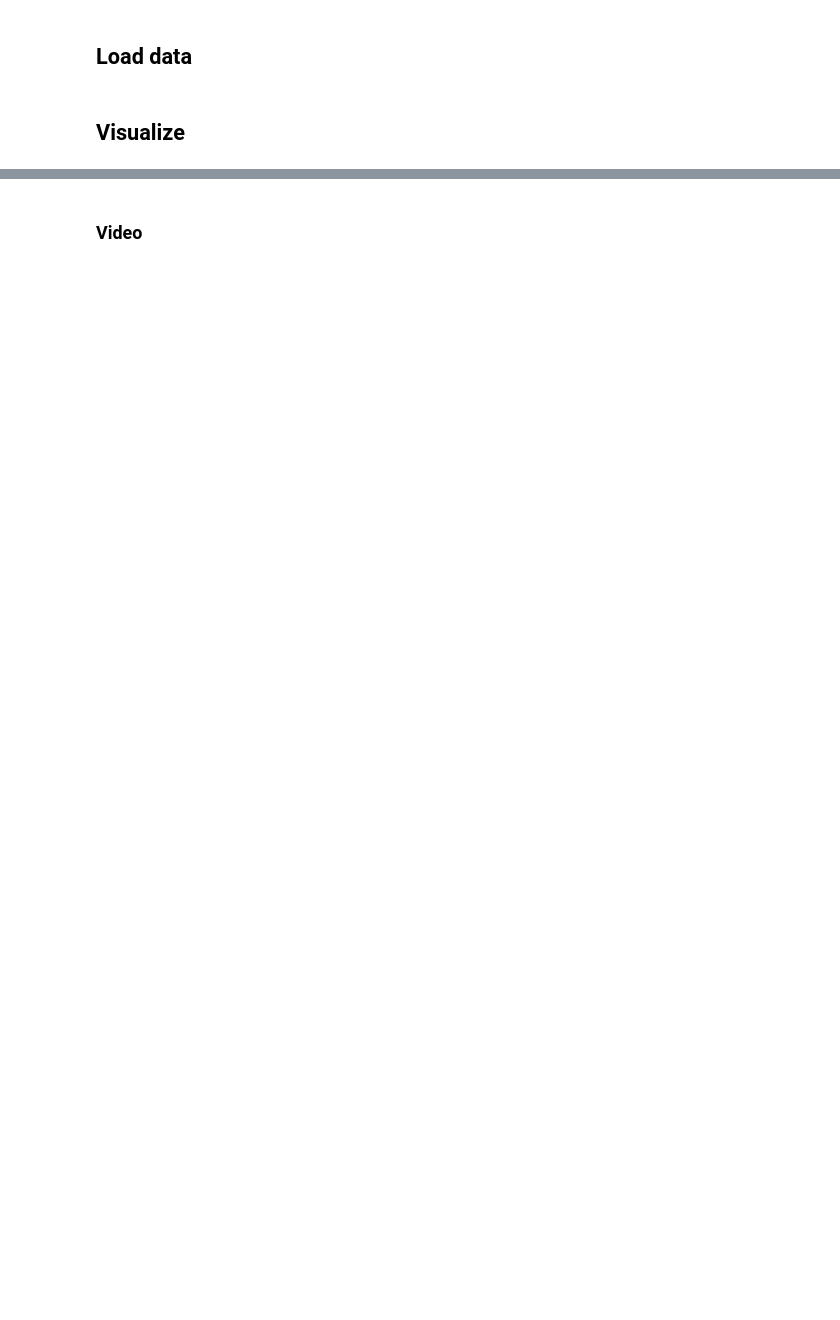
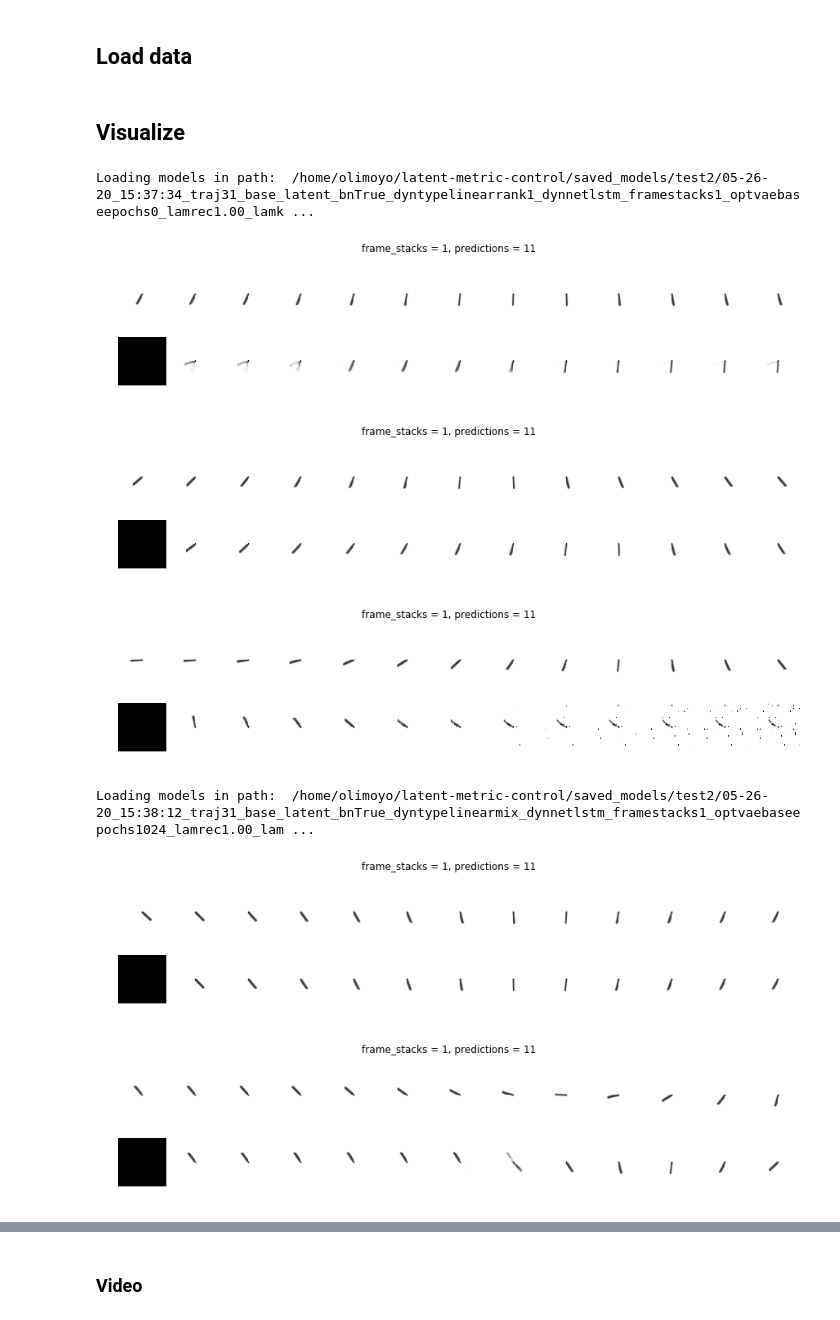
Before and after one commit to utiasSTARS/visual-haptic-dynamics, a Jupyter notebook: notebooks/prediction-vis_pendulum.ipynb, the cells around one changed output, grey strips where cells are left out. Saved outputs shown, nothing was run; the diff lists cells and outputs as text; code cells hidden in the pictures; blank space fills up the shorter version.

```diff
--- a/notebooks/prediction-vis_pendulum.ipynb
+++ b/notebooks/prediction-vis_pendulum.ipynb
@@ -19,7 +19,7 @@ args = ObjectView({'res': 64,
  'dataset_path': '/media/m2-drive/datasets/pendulum-srl-sim/{}'
                    .format("pendulum64_total_2048_traj_16_repeat_2_with_angle_train.pkl"),
  'models_dir': '/home/olimoyo/latent-metric-control/saved_models/{}'
-                   .format("test"),
+                   .format("test2"),
  'device': 'cuda:0',
  'n_examples': 3,
  'n_predictions': 11,
@@ -90,31 +90,40 @@ with torch.no_grad():
             z_hat[:, jj + 1] = z_ip1[0]
             z_i, mu_z_i, var_z_i, h_i = z_ip1[0], mu_z_ip1[0], var_z_ip1[0], h_ip1
 
         # Decode predictions
         x_hat = dec(z_hat.reshape(-1, *z_hat.shape[2:]))
         x_hat = x_hat.reshape(args.n_examples, (args.n_predictions + 1), *x_hat.shape[1:])
 
         # Move to cpu, np
         x_hat = x_hat.cpu().numpy()
         x = x.cpu().numpy()
 
         # Plotting
         for bb in range(args.n_examples):
             columns = T + 1 + args.n_predictions
             rows = 2
             fig=plt.figure(figsize=(15, 3))
             fig.suptitle('frame_stacks = {}, predictions = {}'.format(T, args.n_predictions))
             for ii in range(columns*rows):
                 if ii<((columns*rows)/2):
                     img = x[bb,ii,0,:,:]
                 else:
                     idx = int(ii-((columns*rows)/2))
                     if idx < T:
                         img = np.zeros((model_args.dim_x[1], model_args.dim_x[2]))
                     else:
-                        img = x_hat[bb,idx-2,0,:,:]
+                        img = x_hat[bb,idx-1,0,:,:]
                 fig.add_subplot(rows, columns, ii+1)
                 plt.imshow(img, cmap="gray")
+
                 plt.axis('off')
             plt.subplots_adjust(wspace=0.1, hspace=0)
             plt.show()
+# %% [output]
+Loading models in path:  /home/olimoyo/latent-metric-control/saved_models/test2/05-26-20_15:37:34_traj31_base_latent_bnTrue_dyntypelinearrank1_dynnetlstm_framestacks1_optvaebaseepochs0_lamrec1.00_lamk ...
+[figure, added]
+[figure, added]
+[figure, added]
+Loading models in path:  /home/olimoyo/latent-metric-control/saved_models/test2/05-26-20_15:38:12_traj31_base_latent_bnTrue_dyntypelinearmix_dynnetlstm_framestacks1_optvaebaseepochs1024_lamrec1.00_lam ...
+[figure, added]
+[figure, added]
```
Also changed, not shown: parts of 1 cell of this notebook, 6 other files.
